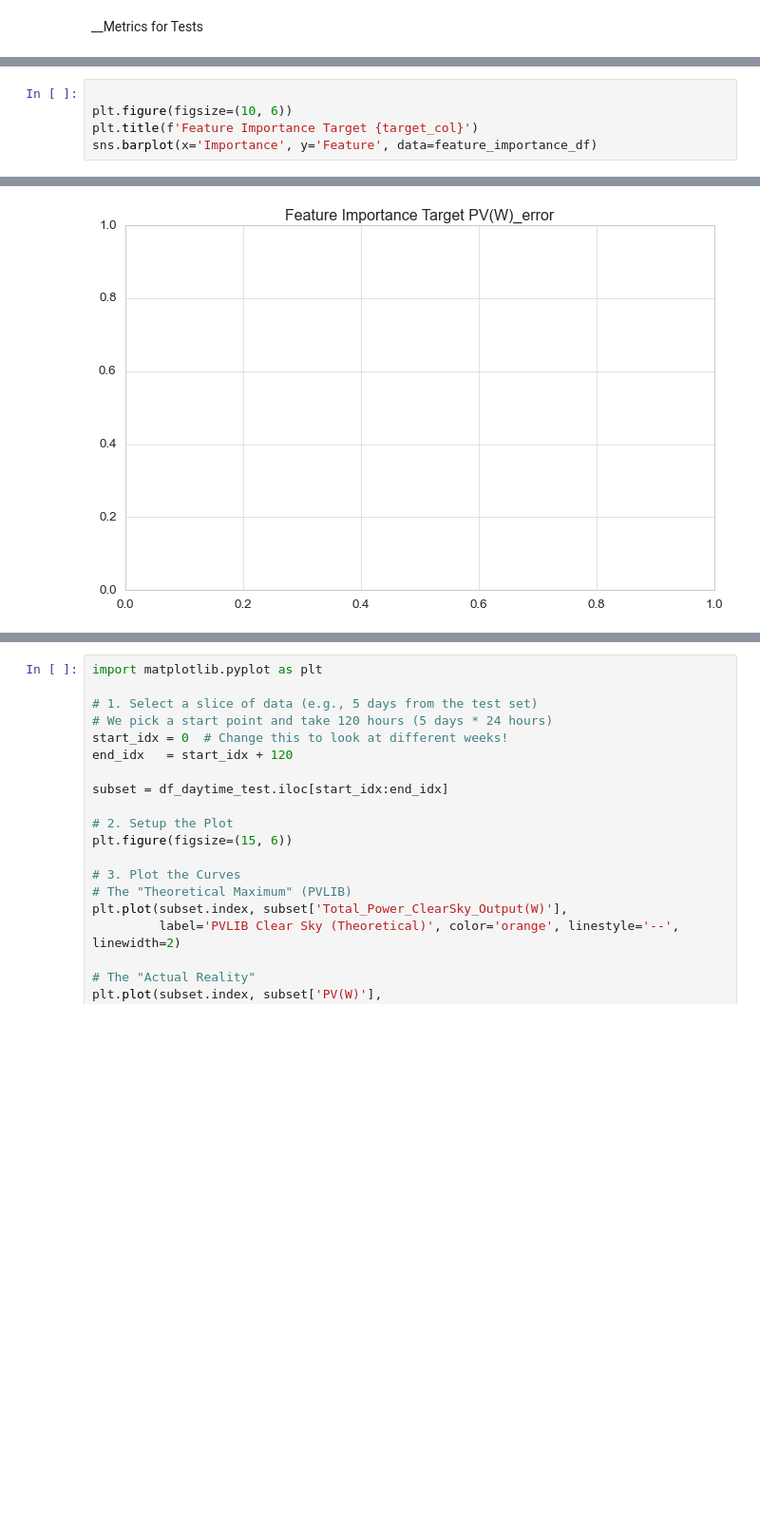
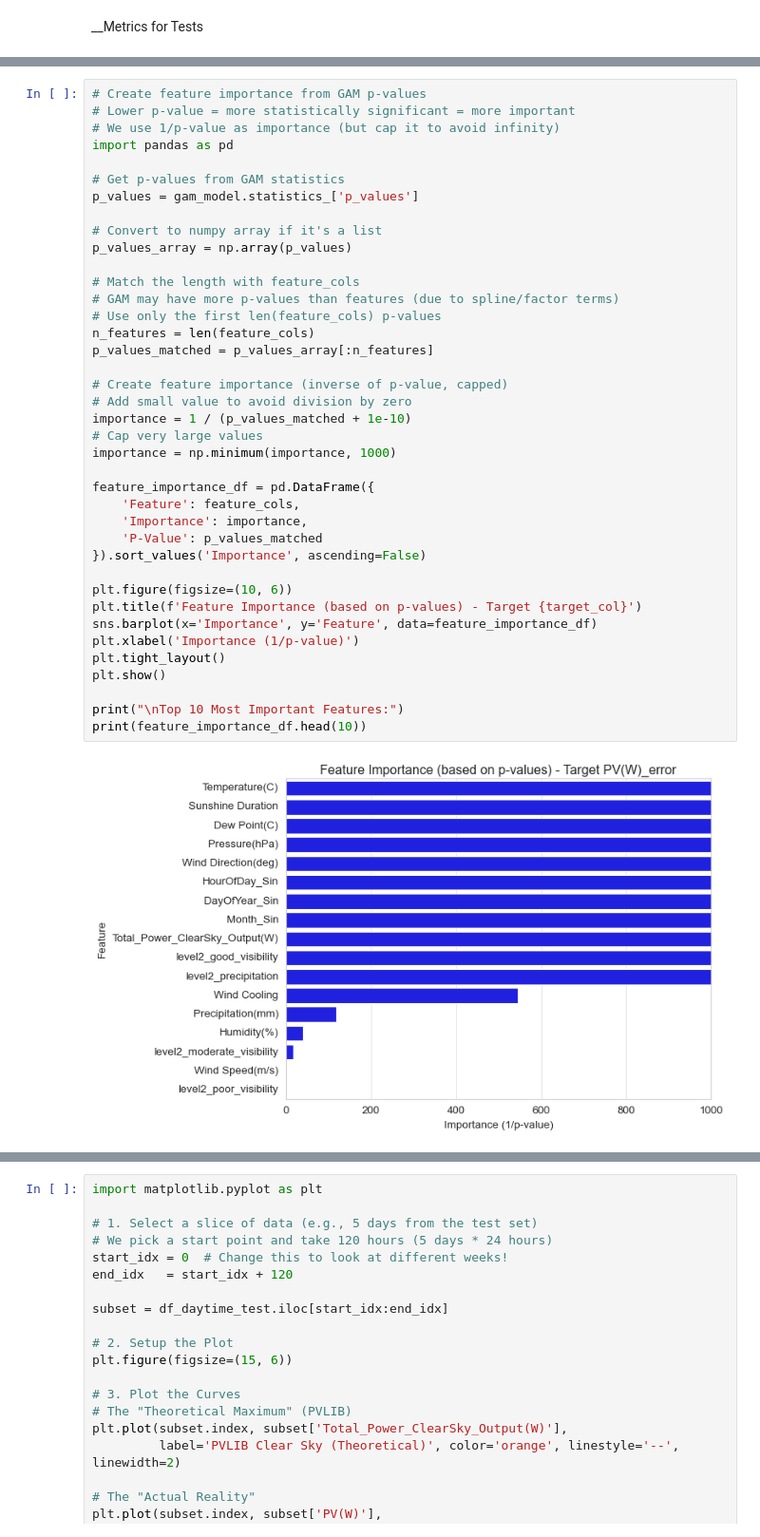
Before and after one commit to clydewatts1/PFDA-programming-for-data-analytics, a Jupyter notebook: big_project/big_project_pygam_hourly.ipynb, the cells around one changed output, grey strips where cells are left out. Shown at 95% size. Drawn from its saved outputs; the diff is of its cells as text; blank space fills up the shorter version.

```diff
--- a/big_project/big_project_pygam_hourly.ipynb
+++ b/big_project/big_project_pygam_hourly.ipynb
@@ -407,6 +478,41 @@ Top features by statistical significance (p-values):
 # %%
+# Create feature importance from GAM p-values
+# Lower p-value = more statistically significant = more important
+# We use 1/p-value as importance (but cap it to avoid infinity)
+import pandas as pd
+
+# Get p-values from GAM statistics
+p_values = gam_model.statistics_['p_values']
+
+# Convert to numpy array if it's a list
+p_values_array = np.array(p_values)
+
+# Match the length with feature_cols
+# GAM may have more p-values than features (due to spline/factor terms)
+# Use only the first len(feature_cols) p-values
+n_features = len(feature_cols)
+p_values_matched = p_values_array[:n_features]
+
+# Create feature importance (inverse of p-value, capped)
+# Add small value to avoid division by zero
+importance = 1 / (p_values_matched + 1e-10)
+# Cap very large values
+importance = np.minimum(importance, 1000)
+
+feature_importance_df = pd.DataFrame({
+    'Feature': feature_cols,
+    'Importance': importance,
+    'P-Value': p_values_matched
+}).sort_values('Importance', ascending=False)
 
 plt.figure(figsize=(10, 6))
-plt.title(f'Feature Importance Target {target_col}')
+plt.title(f'Feature Importance (based on p-values) - Target {target_col}')
 sns.barplot(x='Importance', y='Feature', data=feature_importance_df)
+plt.xlabel('Importance (1/p-value)')
+plt.tight_layout()
+plt.show()
+
+print("\nTop 10 Most Important Features:")
+print(feature_importance_df.head(10))
 # %% [output]
+[figure, new version]
@@ -414,4 +531,3 @@ NameError: name 'feature_importance_df' is not defined
-[figure, old version]
 # %%
 # plot residuals
 #import matplotlib.pyplot as plt
```
Also changed, not shown: parts of 21 cells of this notebook, 5 other files.
